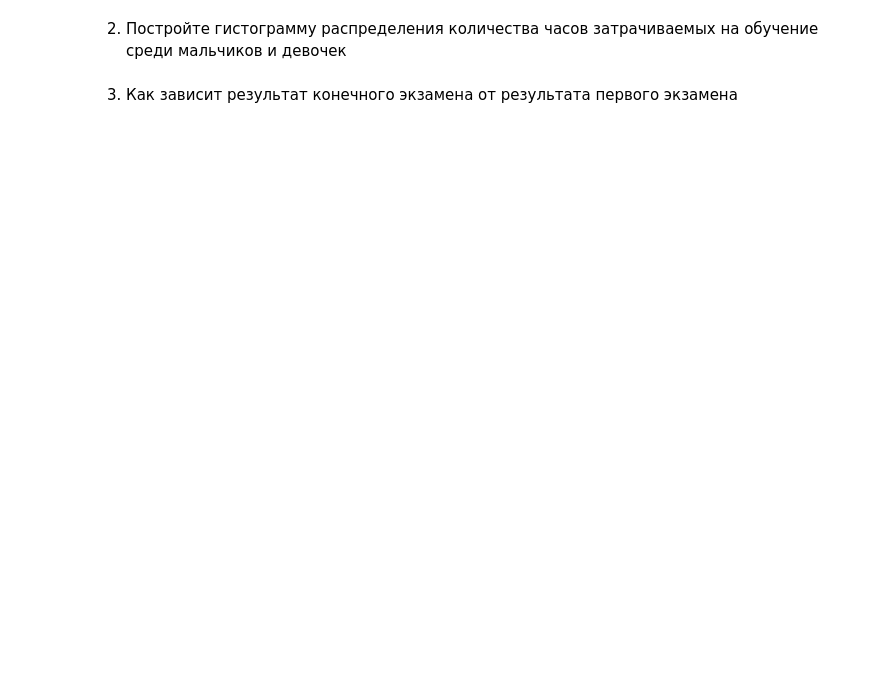
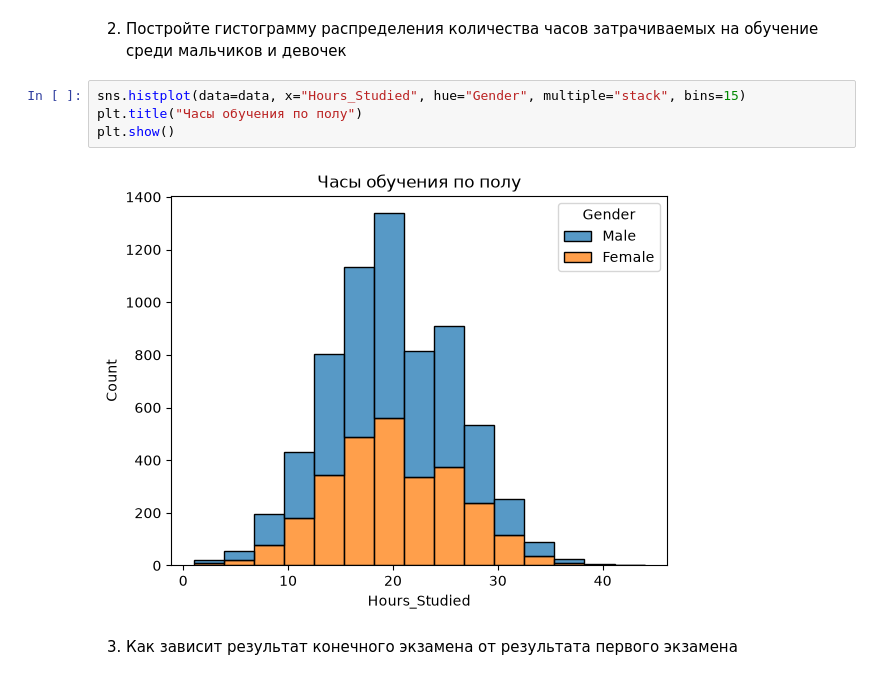
Before and after one commit to PavelSysuew/Machine_learning_MAI, a Jupyter notebook: hw1/Lab1-6.ipynb, the cells around one changed output. Cells and saved outputs as stored; diff of their text form; blank space fills up the shorter version.

```diff
--- a/hw1/Lab1-6.ipynb
+++ b/hw1/Lab1-6.ipynb
@@ -199,4 +291,10 @@ print(data.shape)
 # %% [markdown]
 2. Постройте гистограмму распределения количества часов затрачиваемых на обучение среди мальчиков и девочек
+# %%
+sns.histplot(data=data, x="Hours_Studied", hue="Gender", multiple="stack", bins=15)
+plt.title("Часы обучения по полу")
+plt.show()
+# %% [output]
+[figure, added]
 # %% [markdown]
 3. Как зависит результат конечного экзамена от результата первого экзамена
```
Also changed, not shown: parts of 20 cells of this notebook.
